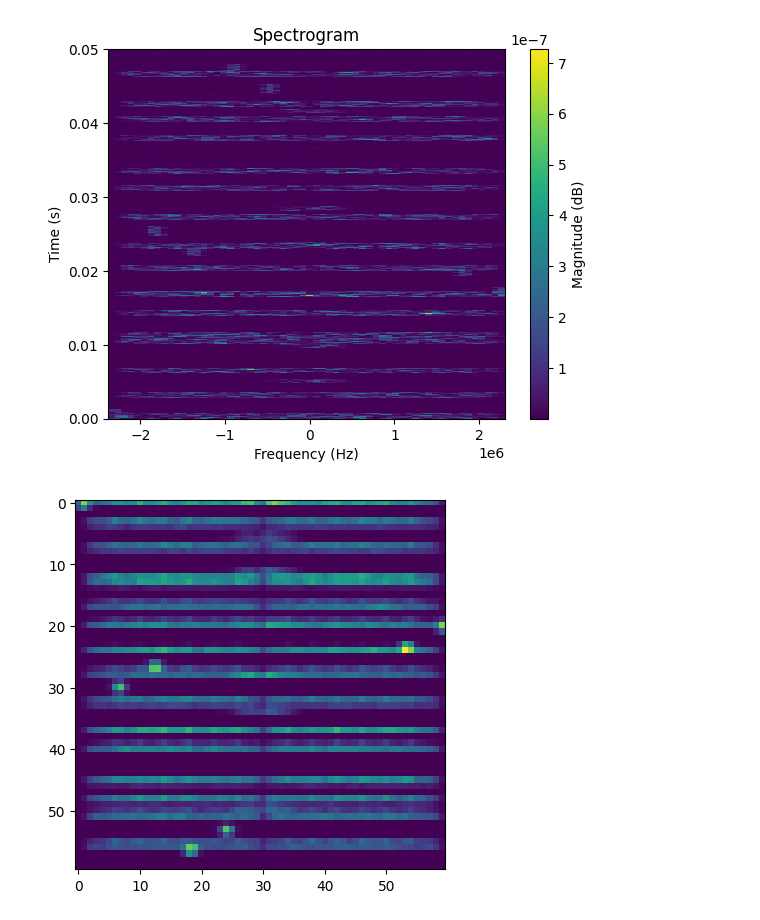
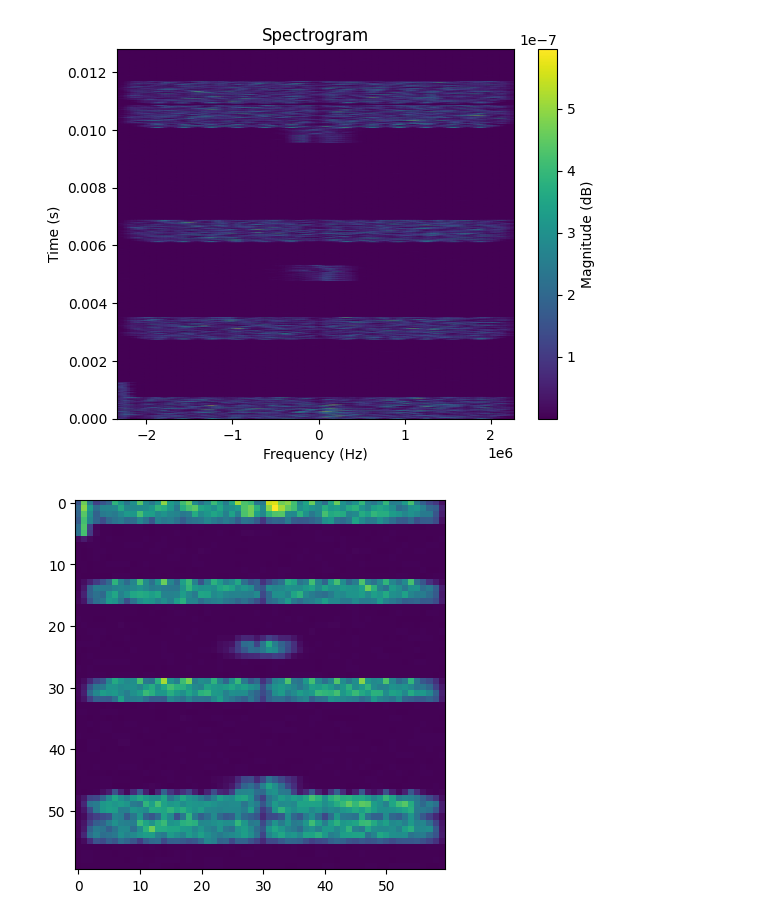
Before and after one commit to sds100/TinyMLSpectrumSensing, a Jupyter notebook: cnn.ipynb, the cells around one changed output. Cells and saved outputs as stored; diff of their text form; code cells hidden in the pictures.

Commit message:
creating training images works but many empty images

```diff
--- a/cnn.ipynb
+++ b/cnn.ipynb
@@ -89,7 +89,7 @@ def create_spectrogram(x: Iterable) -> Spectrogram:
     return Spectrogram(move_front_half_to_end(f), t, move_front_half_to_end(Zxx_abs))
 
 
-spectrograms = {key: create_spectrogram(frame) for key, frame in data_frames.items()}
+spectrograms: Dict[str, Spectrogram] = {key: create_spectrogram(frame) for key, frame in data_frames.items()}
 # %%
 def split_spectrogram(spectrogram: Spectrogram, duration: int) -> List[Spectrogram]:
     """
@@ -116,56 +116,60 @@ def split_spectrogram(spectrogram: Spectrogram, duration: int) -> List[Spectrogr
 
     return sub_spectrograms
 
+
 # How long a spectrogram for one training image should be. This is the number of rows
 # in the spectrogram array.
 training_spec_duration = 2000
 
 spectrogram_zbw = spectrograms["zbw"]
 
-# for spectrum painting to work best, the WiFi signal must
-# fill the spectrogram so only take the frequencies for the
-# WiFi signal
-for spec in spectrograms.values():
-    middle: int = len(spec.values) // 2
-    start: int = middle - 30
-    end: int = middle + 30
 
+def take_frequencies(spec: Spectrogram, start: int, end: int) -> Spectrogram:
+    # for spectrum painting to work best, the WiFi signal must
+    # fill the spectrogram so only take the frequencies for the
+    # WiFi signal
     spec.f = spec.f[start:end]
     spec.values = spec.values[start:end]
+    return spec
 
-# split_spectrograms = split_spectrogram(s, training_spec_duration)
-split_spectrograms = [spectrogram_zbw]
 
-plot_spectrogram(split_spectrograms[0])
+middle: int = len(spectrogram_zbw.values) // 2
+start_freq: int = middle - 30
+end_freq: int = middle + 30
+
+spectrogram_zbw = take_frequencies(spectrogram_zbw, start_freq, end_freq)
+zbw_spectrogram_slices = split_spectrogram(spectrogram_zbw, training_spec_duration)
+
+plot_spectrogram(zbw_spectrogram_slices[0])
 # %% [output]
-[figure, old version]
+[figure, new version]
 # %%
 def downsample(spectrogram: npt.NDArray[float], resolution: int) -> npt.NDArray:
     """
     Downsample a spectrogram to a target N x N resolution.
 
     :param spectrogram: A 2D array of a spectrogram.
     :arg resolution: The target height/width of the image in pixels.
     :return: The downsampled spectrogram.
     """
 
     (height, width) = spectrogram.shape
     time_factor = width // resolution
     freq_factor = height // resolution
     downsampled_spec_values = downscale_local_mean(spectrogram, (freq_factor, time_factor))[:resolution, :resolution]
 
     assert downsampled_spec_values.shape == (resolution, resolution)
     return downsampled_spec_values
 
 
 target_resolution = 60
 
-downsampled_spectrograms = [downsample(spec.values, target_resolution) for spec in split_spectrograms]
+downsampled_spectrograms = [downsample(spec.values, target_resolution) for spec in zbw_spectrogram_slices]
 
 plt.imshow(downsampled_spectrograms[0].T)
 plt.show()
 # %% [output]
-[figure, old version]
+[figure, new version]
 # %%
 def augment(spectrogram: npt.NDArray[float], K: int, L: int, D: int) -> npt.NDArray[float]:
     """
```
Also changed, not shown: parts of 5 cells of this notebook, 1 other file.
